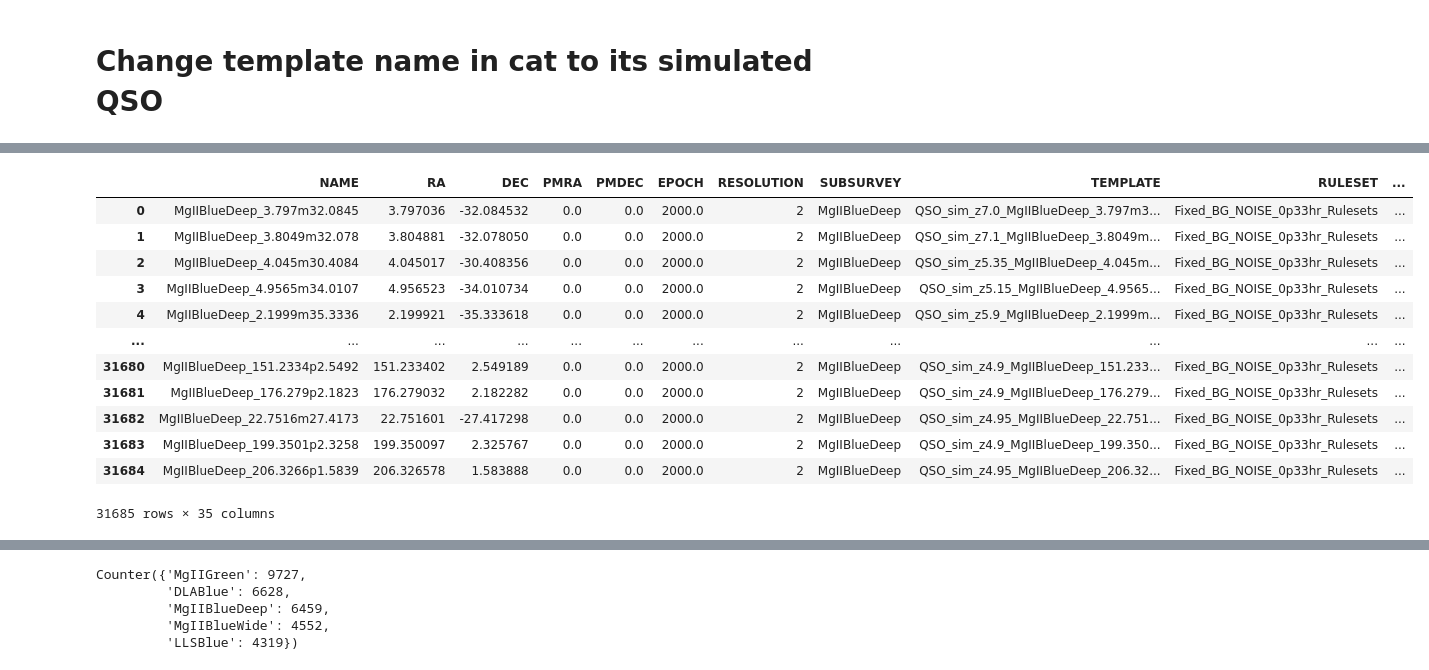
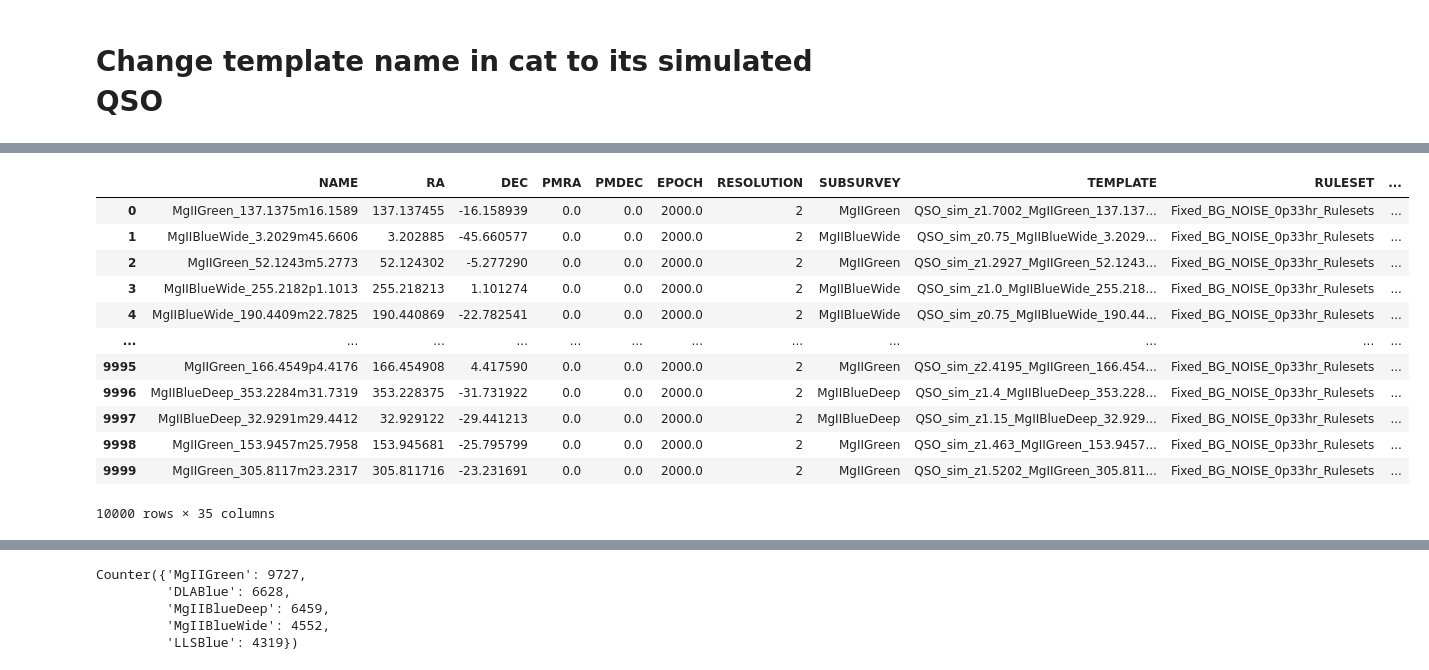
Before and after one commit to NicoGalvarino/simpaqs, a Jupyter notebook: prep_cat_for_SIMPAQS.ipynb, the cells around one changed output, grey strips where cells are left out. Cells and saved outputs as stored; diff of their text form; code cells hidden in the pictures.

```diff
--- a/prep_cat_for_SIMPAQS.ipynb
+++ b/prep_cat_for_SIMPAQS.ipynb
@@ -284,7 +284,9 @@ save_to_fits(cat_bal, './../ByCycle_balanced_subset_QSOs.fits')
 # %% [markdown]
 # Change template name in cat to its simulated QSO
 # %%
-cat_bal = pandas_from_fits('./../ByCycle_balanced_subset_QSOs.fits')
-cat_bal
+# cat_bal = pandas_from_fits('./../ByCycle_balanced_subset_QSOs.fits')
+# cat_bal
+cat_test = pandas_from_fits('./../ByCycle_cat_not_in_balanced_training_set_subset.fits')
+cat_test
 # %% [output]
 |  | NAME | RA | DEC | PMRA | PMDEC | EPOCH | RESOLUTION | SUBSURVEY | TEMPLATE | RULESET | ... |
@@ -303,5 +305,5 @@ cat_bal
 # %%
-qsos = pd.read_csv('../QSO_output/QSOs_balanced_training_set/model_input.csv')
+qsos = pd.read_csv('../QSO_output/QSOs_not_in_training/model_input.csv')
 qsos
 # %% [output]
 |  | ID | REDSHIFT | absMag | smcDustEBV | LOG_MBH | LOG_REDD | NAME |
@@ -320,17 +322,17 @@ qsos
 # %%
-cat_bal['TEMPLATE'] = qsos.loc[qsos['NAME']==cat_bal['NAME'], 'ID'] + '.fits'
-cat_bal
+cat_test['TEMPLATE'] = qsos.loc[qsos['NAME']==cat_test['NAME'], 'ID'] + '.fits'
+cat_test
 # %% [output]
 |  | NAME | RA | DEC | PMRA | PMDEC | EPOCH | RESOLUTION | SUBSURVEY | TEMPLATE | RULESET | ... |
-| 0 | MgIIBlueDeep_3.797m32.0845 | 3.797036 | -32.084532 | 0.0 | 0.0 | 2000.0 | 2 | MgIIBlueDeep | QSO_sim_z7.0_MgIIBlueDeep_3.797m3... | Fixed_BG_NOISE_0p33hr_Rulesets | ... |
-| 1 | MgIIBlueDeep_3.8049m32.078 | 3.804881 | -32.078050 | 0.0 | 0.0 | 2000.0 | 2 | MgIIBlueDeep | QSO_sim_z7.1_MgIIBlueDeep_3.8049m... | Fixed_BG_NOISE_0p33hr_Rulesets | ... |
-| 2 | MgIIBlueDeep_4.045m30.4084 | 4.045017 | -30.408356 | 0.0 | 0.0 | 2000.0 | 2 | MgIIBlueDeep | QSO_sim_z5.35_MgIIBlueDeep_4.045m... | Fixed_BG_NOISE_0p33hr_Rulesets | ... |
-| 3 | MgIIBlueDeep_4.9565m34.0107 | 4.956523 | -34.010734 | 0.0 | 0.0 | 2000.0 | 2 | MgIIBlueDeep | QSO_sim_z5.15_MgIIBlueDeep_4.9565... | Fixed_BG_NOISE_0p33hr_Rulesets | ... |
-| 4 | MgIIBlueDeep_2.1999m35.3336 | 2.199921 | -35.333618 | 0.0 | 0.0 | 2000.0 | 2 | MgIIBlueDeep | QSO_sim_z5.9_MgIIBlueDeep_2.1999m... | Fixed_BG_NOISE_0p33hr_Rulesets | ... |
+| 0 | MgIIGreen_137.1375m16.1589 | 137.137455 | -16.158939 | 0.0 | 0.0 | 2000.0 | 2 | MgIIGreen | QSO_sim_z1.7002_MgIIGreen_137.137... | Fixed_BG_NOISE_0p33hr_Rulesets | ... |
+| 1 | MgIIBlueWide_3.2029m45.6606 | 3.202885 | -45.660577 | 0.0 | 0.0 | 2000.0 | 2 | MgIIBlueWide | QSO_sim_z0.75_MgIIBlueWide_3.2029... | Fixed_BG_NOISE_0p33hr_Rulesets | ... |
+| 2 | MgIIGreen_52.1243m5.2773 | 52.124302 | -5.277290 | 0.0 | 0.0 | 2000.0 | 2 | MgIIGreen | QSO_sim_z1.2927_MgIIGreen_52.1243... | Fixed_BG_NOISE_0p33hr_Rulesets | ... |
+| 3 | MgIIBlueWide_255.2182p1.1013 | 255.218213 | 1.101274 | 0.0 | 0.0 | 2000.0 | 2 | MgIIBlueWide | QSO_sim_z1.0_MgIIBlueWide_255.218... | Fixed_BG_NOISE_0p33hr_Rulesets | ... |
+| 4 | MgIIBlueWide_190.4409m22.7825 | 190.440869 | -22.782541 | 0.0 | 0.0 | 2000.0 | 2 | MgIIBlueWide | QSO_sim_z0.75_MgIIBlueWide_190.44... | Fixed_BG_NOISE_0p33hr_Rulesets | ... |
 | ... | ... | ... | ... | ... | ... | ... | ... | ... | ... | ... | ... |
-| 31680 | MgIIBlueDeep_151.2334p2.5492 | 151.233402 | 2.549189 | 0.0 | 0.0 | 2000.0 | 2 | MgIIBlueDeep | QSO_sim_z4.9_MgIIBlueDeep_151.233... | Fixed_BG_NOISE_0p33hr_Rulesets | ... |
-| 31681 | MgIIBlueDeep_176.279p2.1823 | 176.279032 | 2.182282 | 0.0 | 0.0 | 2000.0 | 2 | MgIIBlueDeep | QSO_sim_z4.9_MgIIBlueDeep_176.279... | Fixed_BG_NOISE_0p33hr_Rulesets | ... |
-| 31682 | MgIIBlueDeep_22.7516m27.4173 | 22.751601 | -27.417298 | 0.0 | 0.0 | 2000.0 | 2 | MgIIBlueDeep | QSO_sim_z4.95_MgIIBlueDeep_22.751... | Fixed_BG_NOISE_0p33hr_Rulesets | ... |
-| 31683 | MgIIBlueDeep_199.3501p2.3258 | 199.350097 | 2.325767 | 0.0 | 0.0 | 2000.0 | 2 | MgIIBlueDeep | QSO_sim_z4.9_MgIIBlueDeep_199.350... | Fixed_BG_NOISE_0p33hr_Rulesets | ... |
-| 31684 | MgIIBlueDeep_206.3266p1.5839 | 206.326578 | 1.583888 | 0.0 | 0.0 | 2000.0 | 2 | MgIIBlueDeep | QSO_sim_z4.95_MgIIBlueDeep_206.32... | Fixed_BG_NOISE_0p33hr_Rulesets | ... |
+| 9995 | MgIIGreen_166.4549p4.4176 | 166.454908 | 4.417590 | 0.0 | 0.0 | 2000.0 | 2 | MgIIGreen | QSO_sim_z2.4195_MgIIGreen_166.454... | Fixed_BG_NOISE_0p33hr_Rulesets | ... |
+| 9996 | MgIIBlueDeep_353.2284m31.7319 | 353.228375 | -31.731922 | 0.0 | 0.0 | 2000.0 | 2 | MgIIBlueDeep | QSO_sim_z1.4_MgIIBlueDeep_353.228... | Fixed_BG_NOISE_0p33hr_Rulesets | ... |
+| 9997 | MgIIBlueDeep_32.9291m29.4412 | 32.929122 | -29.441213 | 0.0 | 0.0 | 2000.0 | 2 | MgIIBlueDeep | QSO_sim_z1.15_MgIIBlueDeep_32.929... | Fixed_BG_NOISE_0p33hr_Rulesets | ... |
+| 9998 | MgIIGreen_153.9457m25.7958 | 153.945681 | -25.795799 | 0.0 | 0.0 | 2000.0 | 2 | MgIIGreen | QSO_sim_z1.463_MgIIGreen_153.9457... | Fixed_BG_NOISE_0p33hr_Rulesets | ... |
+| 9999 | MgIIGreen_305.8117m23.2317 | 305.811716 | -23.231691 | 0.0 | 0.0 | 2000.0 | 2 | MgIIGreen | QSO_sim_z1.5202_MgIIGreen_305.811... | Fixed_BG_NOISE_0p33hr_Rulesets | ... |
-31685 rows × 35 columns
+10000 rows × 35 columns
```
Also changed, not shown: parts of 20 cells of this notebook, 2 other files.
